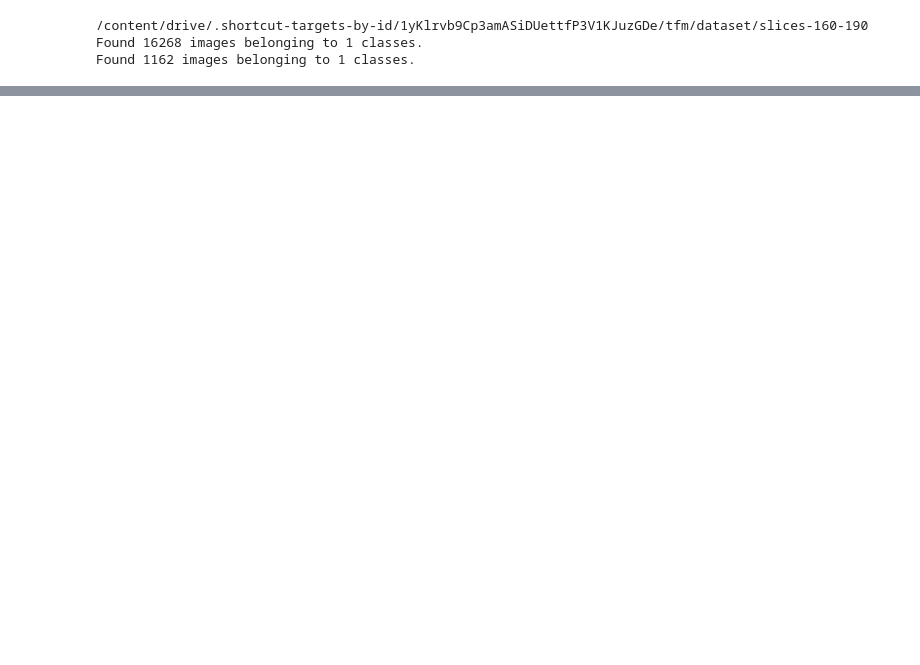
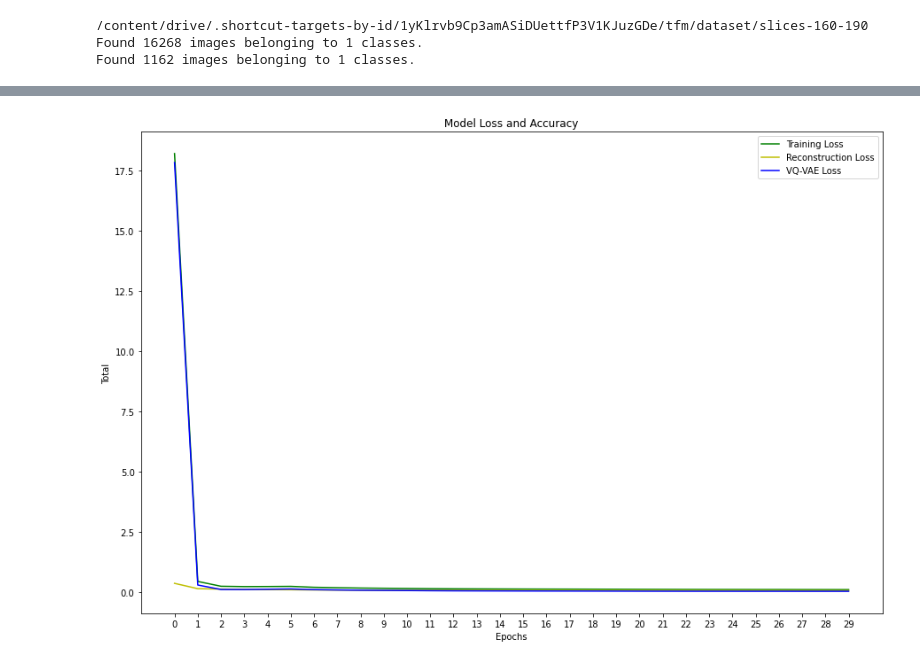
Before and after one commit to mtablado/uoc2022_tfm, a Jupyter notebook: vq-vae.ipynb, the cells around one changed output, grey strips where cells are left out. Cells and saved outputs as stored; diff of their text form; code cells hidden in the pictures; blank space fills up the shorter version.

Commit message:
vq-vae with 6 layers

```diff
--- a/vq-vae.ipynb
+++ b/vq-vae.ipynb
@@ -208,0 +171,13 @@ class VAE(keras.Model):
+# %%
+def get_vqvae(latent_dim=16, num_embeddings=64):
+  vq_layer = VectorQuantizer(num_embeddings, latent_dim, name="vector_quantizer")
+  encoder = get_encoder(latent_dim)
+  decoder = get_decoder(latent_dim)
+  inputs = keras.Input(shape=(256, 256, 1))
+  encoder_outputs = encoder(inputs)
+  quantized_latents = vq_layer(encoder_outputs)
+  reconstructions = decoder(quantized_latents)
+  return keras.Model(inputs, reconstructions, name="vq_vae")
+
+vqvae = get_vqvae()
+vqvae.summary()
@@ -261,0 +311,13 @@ Epoch 1/30
+# %%
+(x_train, _), (x_test, _) = keras.datasets.mnist.load_data()
+
+print(x_train.shape)
+x_train = np.expand_dims(x_train, -1)
+print(x_train.shape)
+
+x_test = np.expand_dims(x_test, -1)
+x_train_scaled = (x_train / 255.0) - 0.5
+x_test_scaled = (x_test / 255.0) - 0.5
+
+data_variance = np.var(x_train / 255.0)
+print(data_variance)
@@ -261,0 +330,3 @@ Epoch 1/30
+# %%
+vqvae_trainer = VQVAETrainer(data_variance, latent_dim=16, num_embeddings=128)
+vqvae_trainer.compile(optimizer=keras.optimizers.Adam())
@@ -261,0 +351,3 @@ Epoch 1/30
+# %%
+EPOCHS = 30
+mfit = vqvae_trainer.fit(train_generator, epochs=EPOCHS, batch_size=64)
@@ -262,24 +374,26 @@ Epoch 1/30
 # %%
 from matplotlib import pyplot as plt
 %matplotlib inline
 
 # Plot del training loss y el accuracy
 def plot_loss(n_epochs, mfit):
   loss = mfit.history['loss']
   rec_loss = mfit.history['reconstruction_loss']
-  kl_loss = mfit.history['kl_loss']
+  vqvae_loss = mfit.history['vqvae_loss']
 
   epochs = range(0,n_epochs)
   plt.subplots(figsize=(15,10))
   plt.plot(epochs, loss, 'g', label='Training Loss')
   plt.plot(epochs, rec_loss, 'y', label='Reconstruction Loss')
-  plt.plot(epochs, kl_loss, 'b', label='Kullback-Leibler Loss')
+  plt.plot(epochs, vqvae_loss, 'b', label='VQ-VAE Loss')
 
   plt.title('Model Loss and Accuracy')
   plt.xticks(epochs)
   plt.xlabel('Epochs')
   plt.ylabel('Total')
   plt.legend()
   plt.show()
 
 plot_loss(30, mfit)
+# %% [output]
+[figure, added]
```
Also changed, not shown: parts of 21 cells of this notebook.
